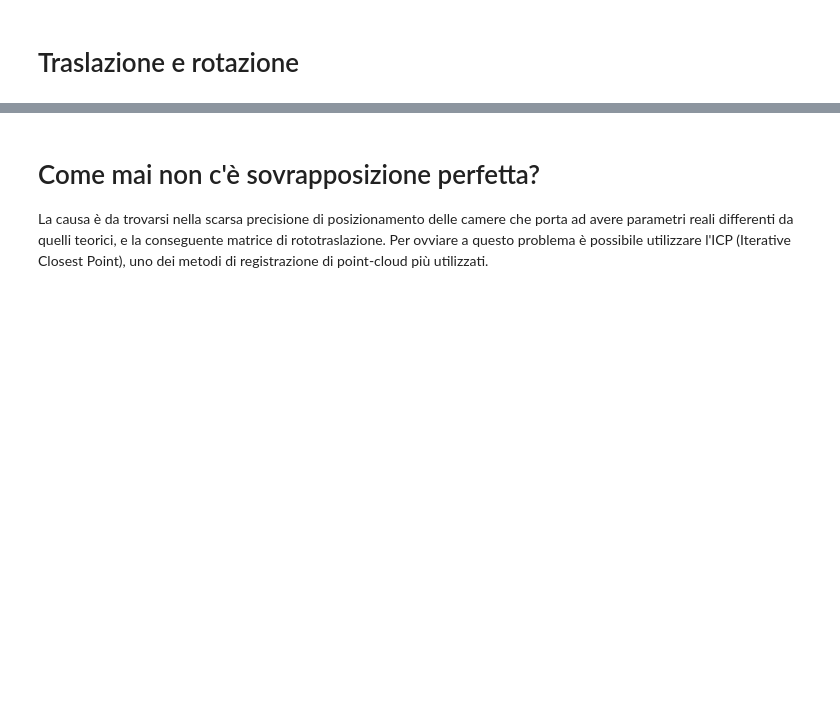
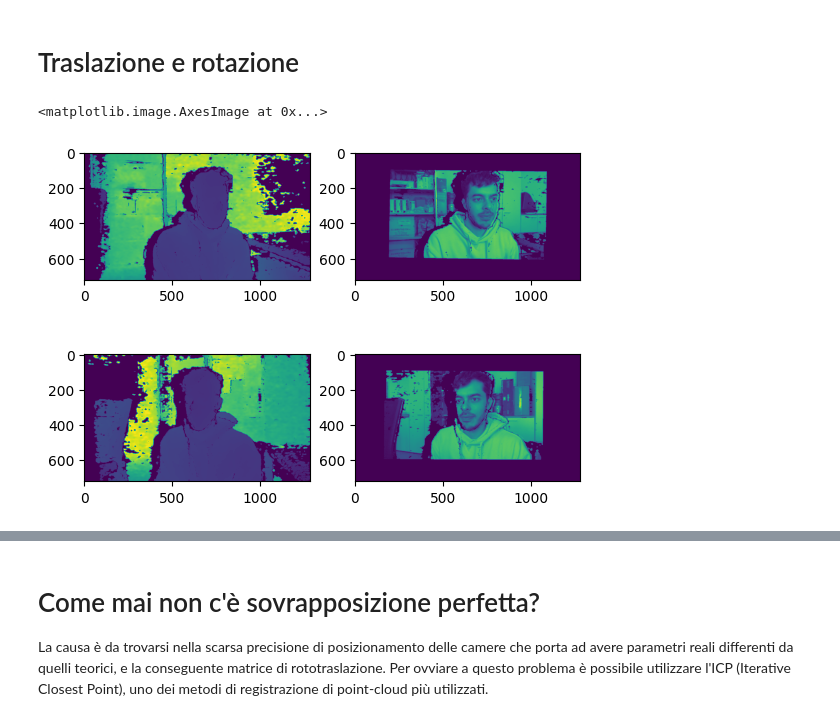
Before and after one commit to jacobuu/point_cloud, a Jupyter notebook: Lezione/lezione_3D.ipynb, the cells around one changed output, grey strips where cells are left out. Cells and saved outputs as stored; diff of their text form; code cells hidden in the pictures; blank space fills up the shorter version.

```diff
--- a/Lezione/lezione_3D.ipynb
+++ b/Lezione/lezione_3D.ipynb
@@ -323 +353,46 @@ La trasformazione appena definita verrà applicata ad ogni punto della point-clo
+# %%
+intr_left = rs.pyrealsense2.intrinsics()
+intr_left.width = 1280
+intr_left.height= 720
+intr_left.fx = 642.353759765625
+intr_left.fy = 642.353759765625
+intr_left.ppx = 643.7830810546875
+intr_left.ppy = 353.0009765625
+
+intr_right = rs.pyrealsense2.intrinsics()
+intr_right.width = 1280
+intr_right.height= 720
+intr_right.fx = 630.1680297851562
+intr_right.fy = 630.1680297851562
+intr_right.ppx = 637.7420654296875
+intr_right.ppy = 352.65020751953125
+
+camera_intrinsic_left = o3d.camera.PinholeCameraIntrinsic(o3d.camera.PinholeCameraIntrinsic(
+    intr_left.width, intr_left.height, intr_left.fx, intr_left.fy, intr_left.ppx, intr_left.ppy
+))
+camera_intrinsic_right = o3d.camera.PinholeCameraIntrinsic(o3d.camera.PinholeCameraIntrinsic(
+    intr_right.width, intr_right.height, intr_right.fx, intr_right.fy, intr_right.ppx, intr_right.ppy
+))
+
+depth_raw_left = o3d.io.read_image("d_full_ex_l.png")
+color_raw_left = o3d.io.read_image("c_full_ex_l.jpg")
+
+rgbd_image_left = o3d.geometry.RGBDImage.create_from_color_and_depth(color_raw_left, depth_raw_left)
+
+depth_raw_right = o3d.io.read_image("d_full_ex_r.png")
+color_raw_right = o3d.io.read_image("c_full_ex_r.jpg")
+
+rgbd_image_right = o3d.geometry.RGBDImage.create_from_color_and_depth(color_raw_right, depth_raw_right)
+
+plt.subplot(2,2,1)
+plt.imshow(rgbd_image_left.depth)
+plt.subplot(2,2,2)
+plt.imshow(rgbd_image_left.color)
+plt.subplot(2,2,3)
+plt.imshow(rgbd_image_right.depth)
+plt.subplot(2,2,4)
+plt.imshow(rgbd_image_right.color)
+# %% [output]
+<matplotlib.image.AxesImage at 0x...>
+[figure, added]
 # %%
```
Also changed, not shown: parts of 35 cells of this notebook, 17 other files.
